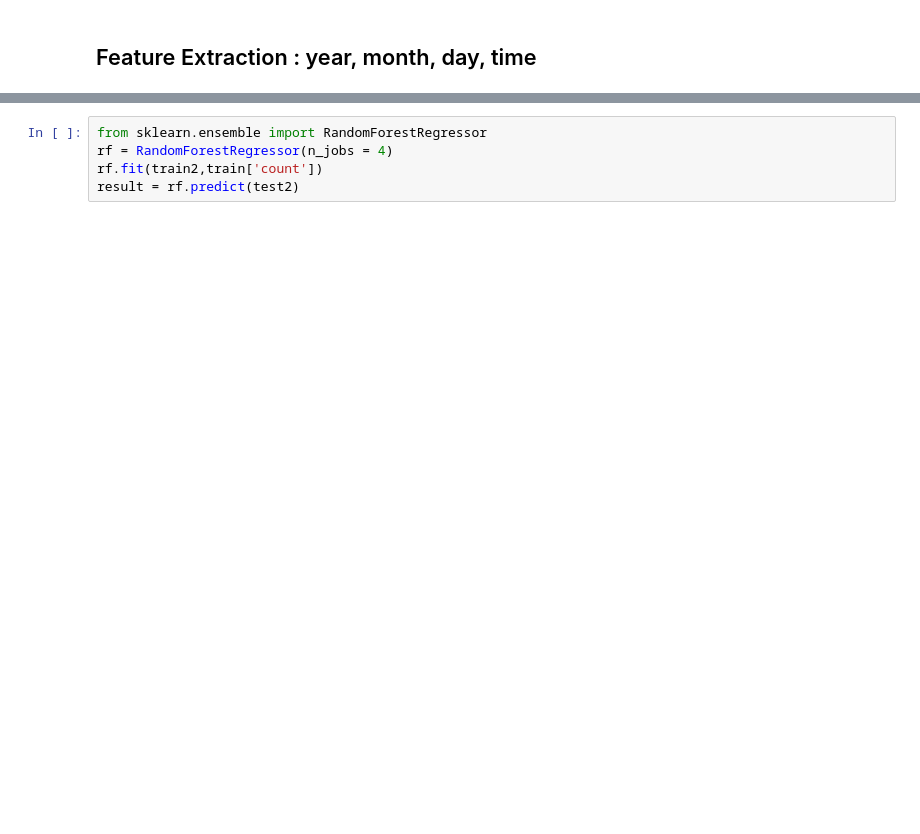
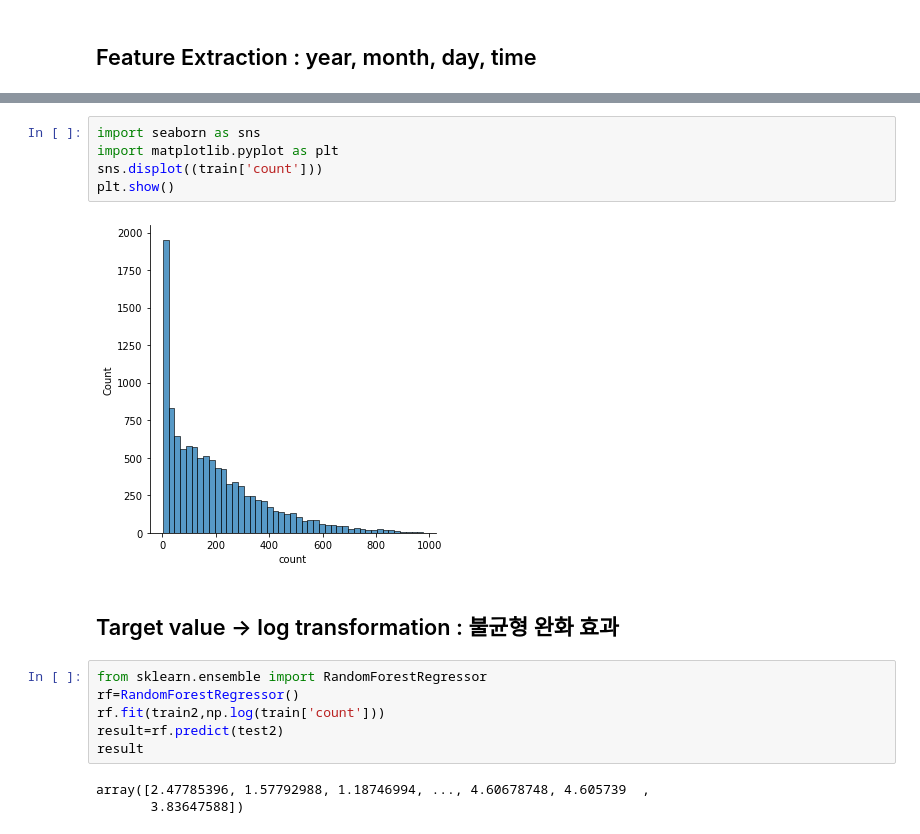
Before and after one commit to seuno2/kaggle_practice1, a Jupyter notebook: kaggle-bike-sharing-demand.ipynb, the cells around one changed output, grey strips where cells are left out. Cells and saved outputs as stored; diff of their text form; blank space fills up the shorter version.

```diff
--- a/kaggle-bike-sharing-demand.ipynb
+++ b/kaggle-bike-sharing-demand.ipynb
@@ -74,5 +150,18 @@ test2 = alldata[len(train):]
+# %%
+import seaborn as sns
+import matplotlib.pyplot as plt
+sns.displot((train['count']))
+plt.show()
+# %% [output]
+[figure, added]
+# %% [markdown]
+## Target value &rarr; log transformation : 불균형 완화 효과
 # %%
 from sklearn.ensemble import RandomForestRegressor
-rf = RandomForestRegressor(n_jobs = 4)
-rf.fit(train2,train['count'])
-result = rf.predict(test2)
+rf=RandomForestRegressor()
+rf.fit(train2,np.log(train['count']))
+result=rf.predict(test2)
+result
+# %% [output]
+array([2.47785396, 1.57792988, 1.18746994, ..., 4.60678748, 4.605739  ,
+       3.83647588])
```
Also changed, not shown: parts of 16 cells of this notebook.
